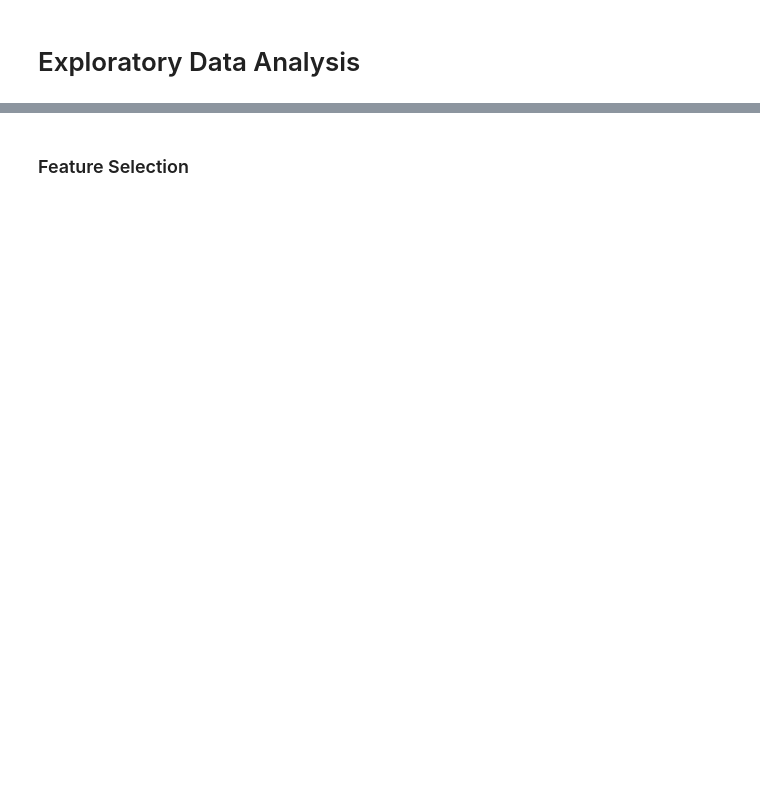
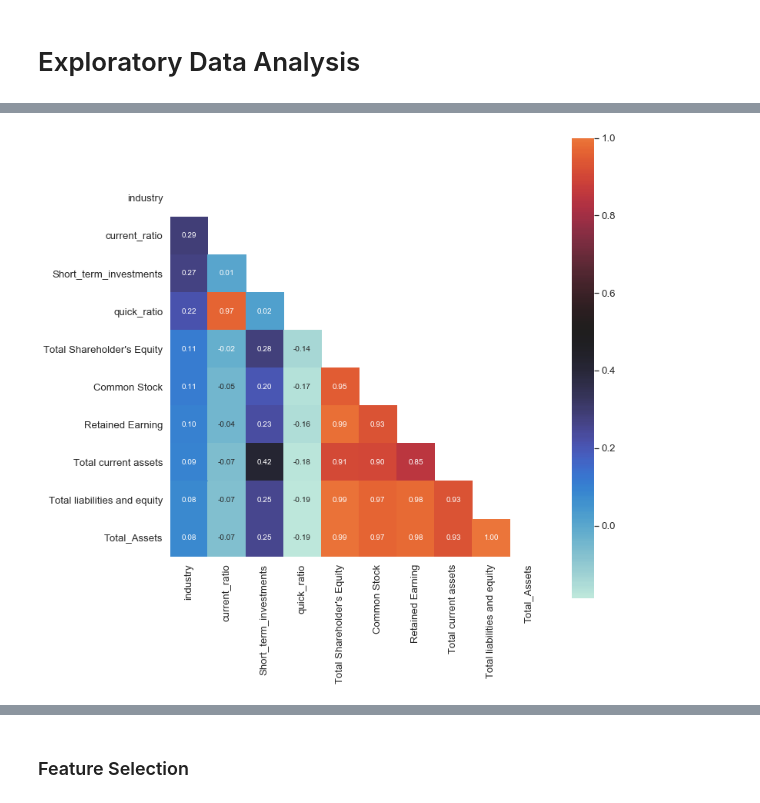
Before and after one commit to mcsw311093/Data-Cleaning-and-Analysis, a Jupyter notebook: Analysis.ipynb, the cells around one changed output, grey strips where cells are left out. Saved outputs shown, nothing was run; the diff lists cells and outputs as text; code cells hidden in the pictures; blank space fills up the shorter version.

```diff
--- a/Analysis.ipynb
+++ b/Analysis.ipynb
@@ -182,0 +339,27 @@ Finally we will run our experiments, analyse our data and report our findings.
+# %%
+# Zoomed heatmap on highest correlations
+# Aim: find multicollinearity copies
+k = 10 # number of var for heatmap
+cols = corrmat.nlargest(k, 'industry')['industry'].index
+cm = np.corrcoef(main_df[cols].values.T)
+sns.set(font_scale=1.2)
+
+mask = np.zeros_like(cm)
+mask[np.triu_indices_from(mask)] = True
+
+with sns.axes_style('white'):
+    f, ax = plt.subplots(figsize=(11,11))
+    ax = sns.heatmap(data=cm,
+                 cbar=True,
+                 annot=True,
+                 square=True,
+                 fmt='.2f',
+#                  cmap='YlGn',
+                 center=0.5,
+                 mask=mask,
+                 annot_kws={'size':10},
+                 yticklabels=cols.values,
+                 xticklabels=cols.values)
+plt.show()
+# %% [output]
+[figure, added]
```
Also changed, not shown: parts of 89 cells of this notebook.
